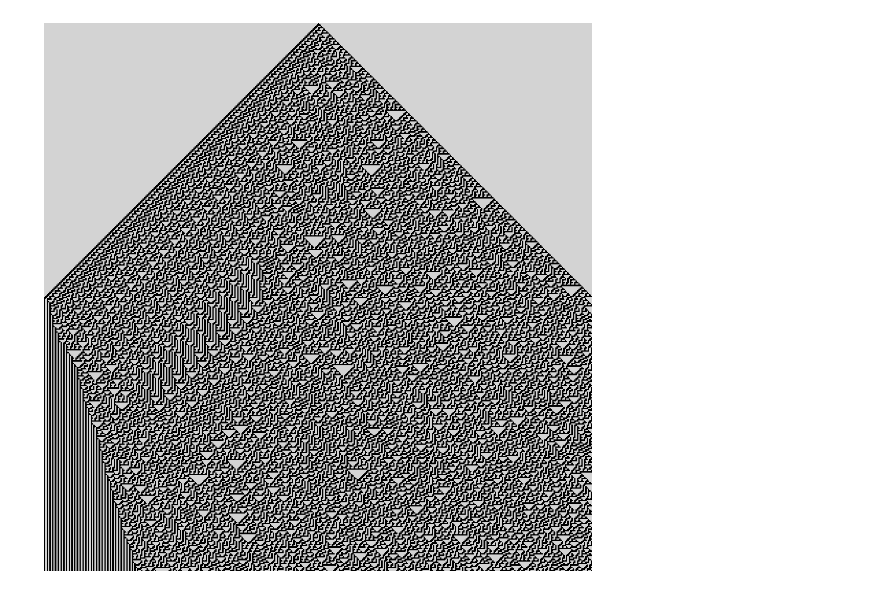
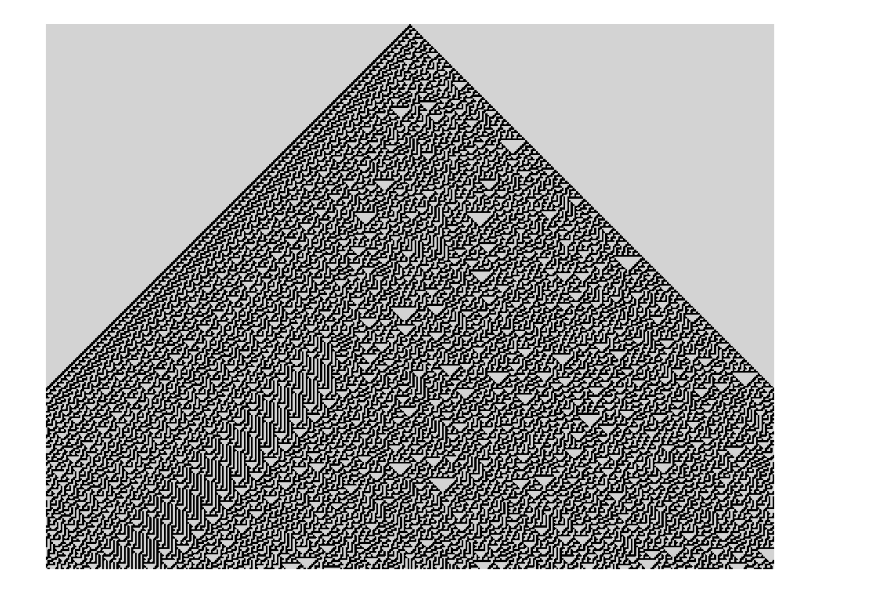
Before and after one commit to orome/turing-py, a Jupyter notebook: wolfram.ipynb, the cells around one changed output. Drawn from its saved outputs; the diff is of its cells as text; code cells hidden in the pictures.

```diff
--- a/wolfram.ipynb
+++ b/wolfram.ipynb
@@ -75,30 +193,33 @@ def plot_automaton_grid(grid, outline=False, image_width=None):
 def plot_automaton_step(grid, step, outline=False, image_width=None):
     draw_automaton_cells(grid[step:step+1, :], outline, line=True, image_width=image_width)
 # %%
-# Define rule functions
-def rule_30(left, center, right):
-    """Apply Rule 30 to the given neighborhood."""
-    return left ^ (center or right)
+# # Define rule functions
+# def rule_30(left, center, right):
+#     """Apply Rule 30 to the given neighborhood."""
+#     return left ^ (center or right)
 
-def rule_90(left, center, right):
-    """Apply Rule 90 to the given neighborhood."""
-    return left ^ right
+# def rule_90(left, center, right):
+#     """Apply Rule 90 to the given neighborhood."""
+#     return left ^ right
 
-def rule_110(left, center, right):
-    """Apply Rule 110 to the given neighborhood."""
-    return left ^ (center or (center or right))
+# def rule_110(left, center, right):
+#     """Apply Rule 110 to the given neighborhood."""
+#     return left ^ (center or (center or right))
 
-# Dictionary of rule functions
-rule_functions = {
-    'Rule 30': rule_30,
-    'Rule 90': rule_90,
-    'Rule 110': rule_110
-}
+# # Dictionary of rule functions
+# rule_functions = {
+#     'Rule 30': rule_30,
+#     'Rule 90': rule_90,
+#     'Rule 110': rule_110
+# }
+# %%
+grid = generate_automaton(rule_functions['Rule 30'])
+plot_automaton_grid(get_grid_subset(grid, start_step=0, width=400, steps=300, middle_index=None), outline=True)
+# %% [output]
+[figure, added]
 # %%
-grid = generate_automaton(400, 400, rule_30)
-plot_automaton_grid(grid, outline=True)
+# grid = generate_automaton(400, 400, rule_30)
+# plot_automaton_grid(grid, outline=True)
-# %% [output]
-[figure, removed]
 # %%
 @interact(s=(0,len(grid)-1,1))
 def foop(s=0):
```
Also changed, not shown: parts of 9 cells of this notebook.
